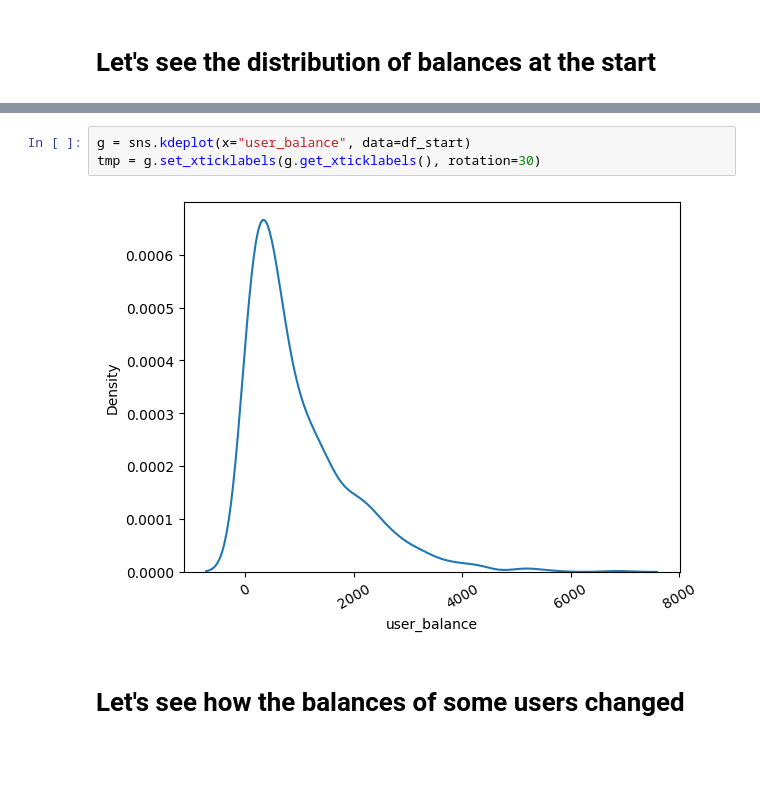
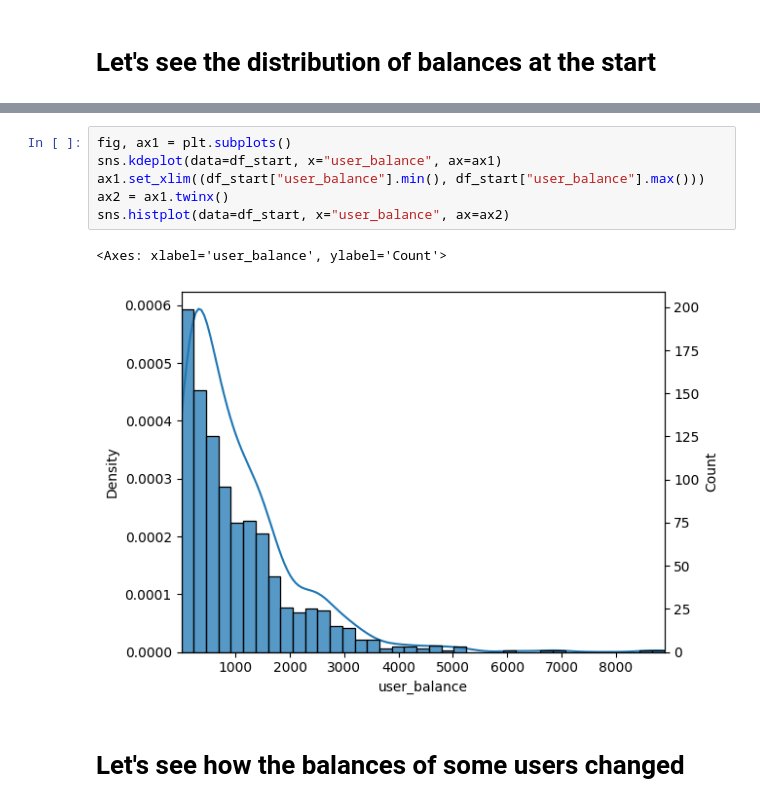
Before and after one commit to Mefistofel666/synabon, a Jupyter notebook: notebooks/example_v2.ipynb, the cells around one changed output, grey strips where cells are left out. Drawn from its saved outputs; the diff is of its cells as text; blank space fills up the shorter version.

```diff
--- a/notebooks/example_v2.ipynb
+++ b/notebooks/example_v2.ipynb
@@ -58,8 +68,12 @@ df_start.shape
-# %%
-g = sns.kdeplot(x="user_balance", data=df_start)
-tmp = g.set_xticklabels(g.get_xticklabels(), rotation=30)
-# %% [output]
-[figure, removed]
+# %%
+fig, ax1 = plt.subplots()
+sns.kdeplot(data=df_start, x="user_balance", ax=ax1)
+ax1.set_xlim((df_start["user_balance"].min(), df_start["user_balance"].max()))
+ax2 = ax1.twinx()
+sns.histplot(data=df_start, x="user_balance", ax=ax2)
+# %% [output]
+<Axes: xlabel='user_balance', ylabel='Count'>
+[figure, added]
 # %% [markdown]
 # Let's see how the balances of some users changed
 # %%
```
Also changed, not shown: parts of 28 cells of this notebook, 8 other files.
